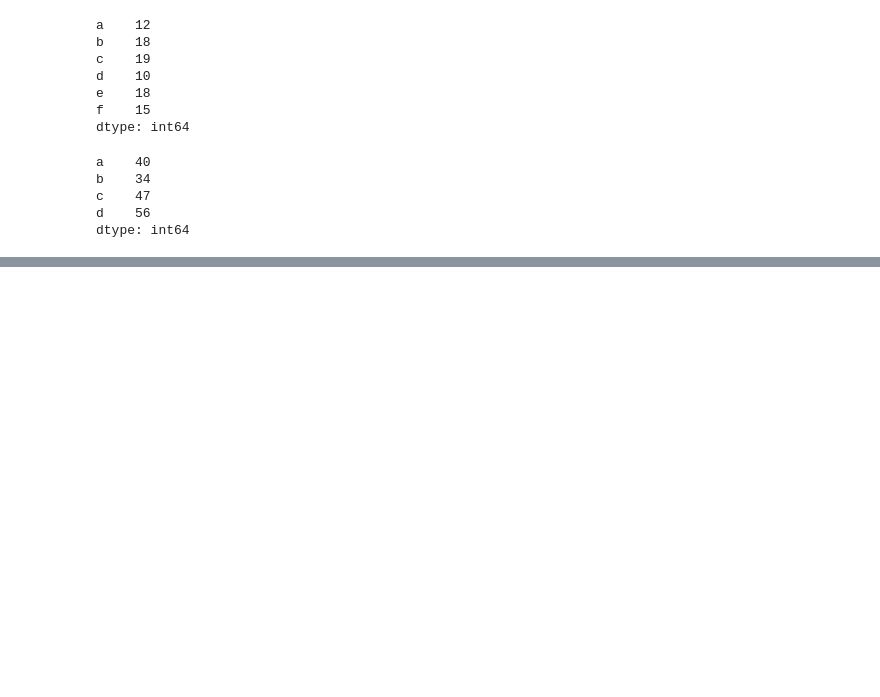
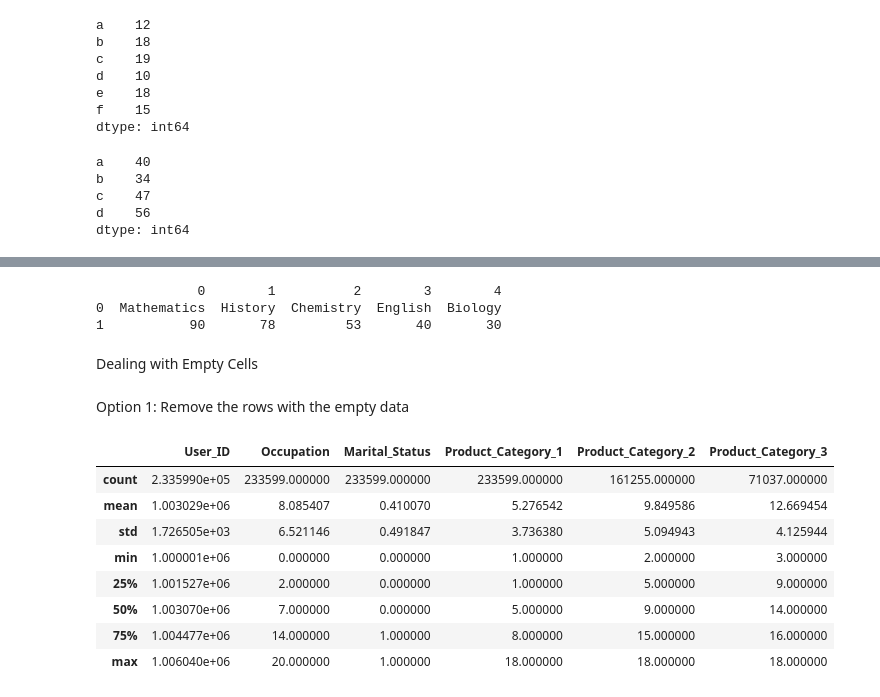
Before and after one commit to luch91/DATA-ANALYTICS-PYTHON, a Jupyter notebook: Pandas/cleaning.ipynb, the cells around one changed output, grey strips where cells are left out. Saved outputs shown, nothing was run; the diff lists cells and outputs as text; code cells hidden in the pictures; blank space fills up the shorter version.

Commit message:
edited data_cleaning file

```diff
--- a/Pandas/cleaning.ipynb
+++ b/Pandas/cleaning.ipynb
@@ -75,0 +100,27 @@ dtype: int64
+# %%
+classes = ["Mathematics","History", "Chemistry", "English", "Biology"]
+grades = [90,78,53,40,30]
+df1 = pd.DataFrame([classes, grades])
+print(df1)
+# %% [output]
+             0        1          2        3        4
+0  Mathematics  History  Chemistry  English  Biology
+1           90       78         53       40       30
+# %% [markdown]
+Dealing with Empty Cells
+# %% [markdown]
+Option 1: Remove the rows with the empty data
+# %%
+df = pd.read_csv("Black_friday_sales1.csv", header = 0)
+df.describe()
+df_new = df.dropna()
+# %% [output]
+|  | User_ID | Occupation | Marital_Status | Product_Category_1 | Product_Category_2 | Product_Category_3 |
+| count | 2.335990e+05 | 233599.000000 | 233599.000000 | 233599.000000 | 161255.000000 | 71037.000000 |
+| mean | 1.003029e+06 | 8.085407 | 0.410070 | 5.276542 | 9.849586 | 12.669454 |
+| std | 1.726505e+03 | 6.521146 | 0.491847 | 3.736380 | 5.094943 | 4.125944 |
+| min | 1.000001e+06 | 0.000000 | 0.000000 | 1.000000 | 2.000000 | 3.000000 |
+| 25% | 1.001527e+06 | 2.000000 | 0.000000 | 1.000000 | 5.000000 | 9.000000 |
+| 50% | 1.003070e+06 | 7.000000 | 0.000000 | 5.000000 | 9.000000 | 14.000000 |
+| 75% | 1.004477e+06 | 14.000000 | 1.000000 | 8.000000 | 15.000000 | 16.000000 |
+| max | 1.006040e+06 | 20.000000 | 1.000000 | 18.000000 | 18.000000 | 18.000000 |
```
Also changed, not shown: parts of 14 cells of this notebook.
